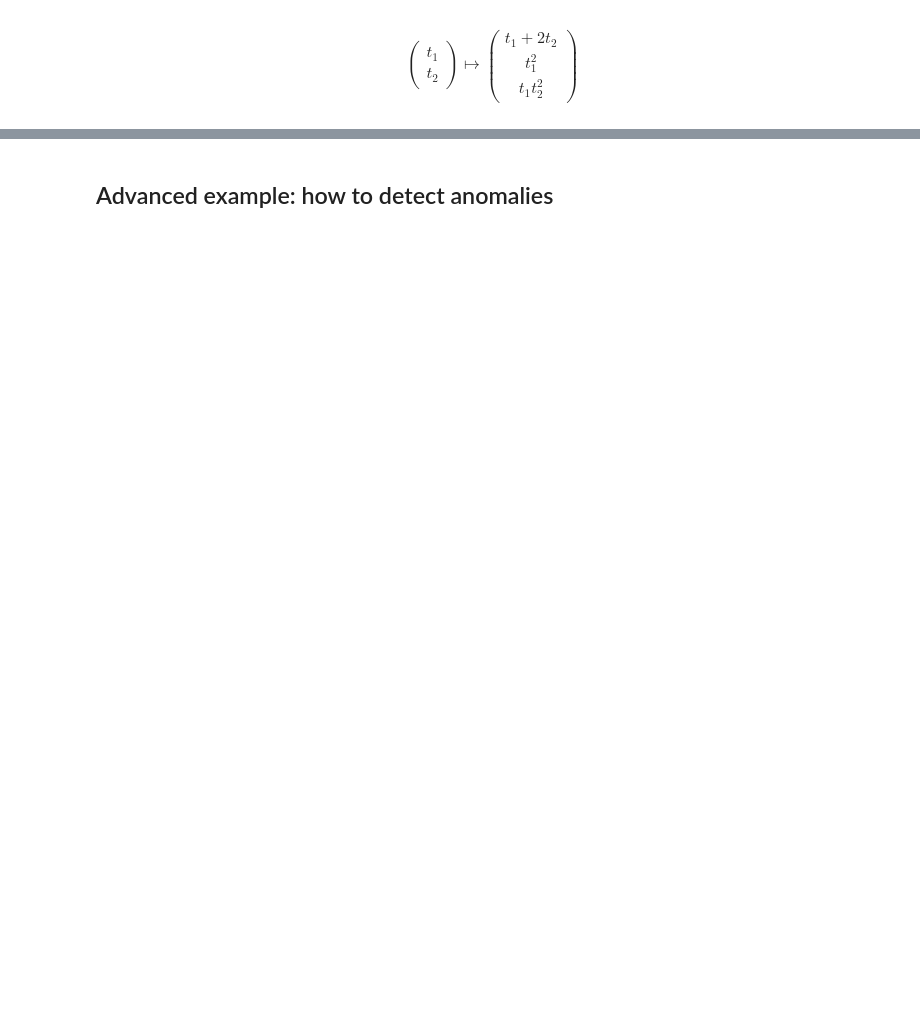
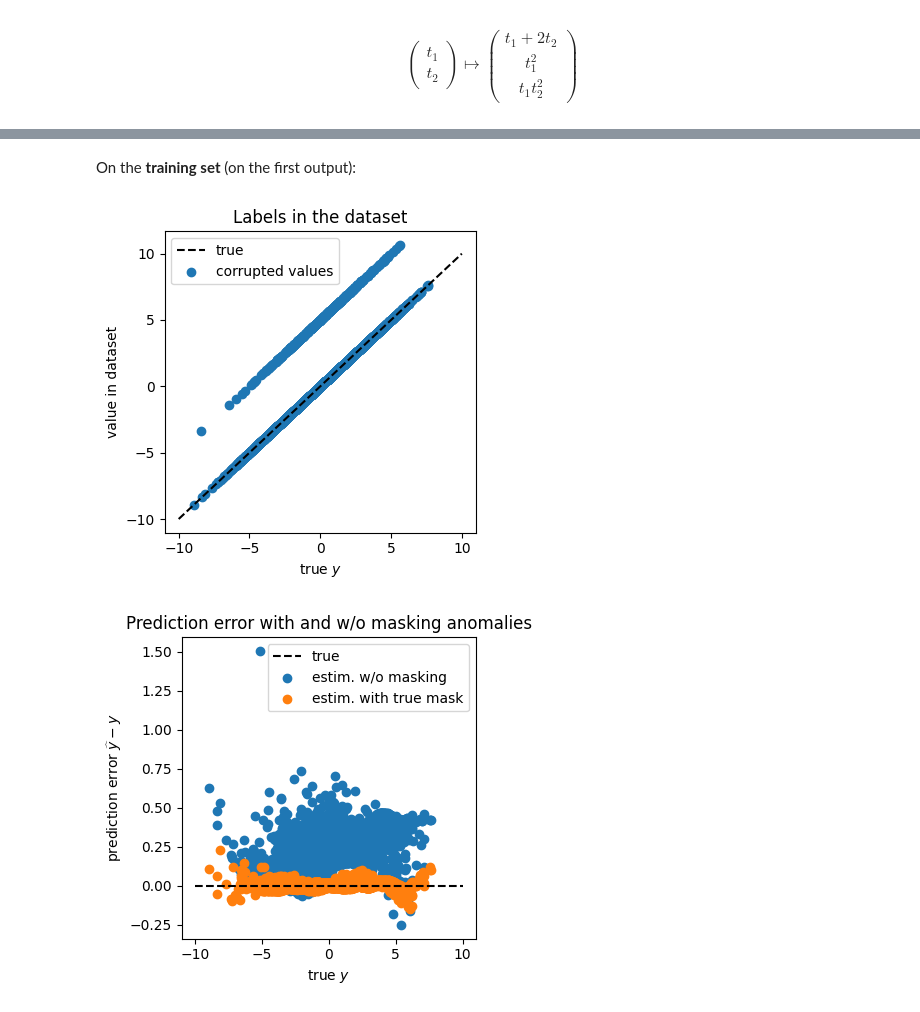
Before and after one commit to einigl/ism-model-nn-approximation, a Jupyter notebook: examples/masking.ipynb, the cells around one changed output, grey strips where cells are left out. Cells and saved outputs as stored; diff of their text form; code cells hidden in the pictures; blank space fills up the shorter version.

Commit message:
correct images and lists in docs notebooks + minor corrections

```diff
--- a/examples/masking.ipynb
+++ b/examples/masking.ipynb
@@ -266,2 +154,37 @@ Estimated with masking vs. true: 2.72e-03
-# %% [markdown]
-## Advanced example: how to detect anomalies
+# %% [markdown]
+On the **training set** (on the first output):
+# %%
+df1 = pd.DataFrame()
+df1["True"] = Y_train_true[:, 0]
+df1["corrup"] = Y_train[:, 0]
+df1["estim. w/o masking"] = Y_train_hat[:, 0]
+df1["estim. with true mask"] = Y_train_hat_mask[:, 0]
+
+df1["error w/o masking"] = df1["estim. w/o masking"] - df1["True"]
+df1["error with true mask"] = df1["estim. with true mask"] - df1["True"]
+
+
+plt.figure(figsize=(4, 4))
+plt.title("Labels in the dataset")
+plt.plot([-10, 10], [-10, 10], "k--", label="true")
+plt.scatter(df1["True"], df1["corrup"], label="corrupted values")
+plt.legend()
+plt.ylabel(r"value in dataset")
+plt.xlabel(r"true $y$")
+plt.tight_layout()
+plt.show()
+
+
+plt.figure(figsize=(4, 4))
+plt.title("Prediction error with and w/o masking anomalies")
+plt.plot([-10, 10], [0, 0], "k--", label="true")
+plt.scatter(df1["True"], df1["error w/o masking"], label="estim. w/o masking")
+plt.scatter(df1["True"], df1["error with true mask"], label="estim. with true mask")
+plt.ylabel(r"prediction error $\widehat{y} - y$")
+plt.xlabel(r"true $y$")
+plt.legend()
+plt.tight_layout()
+plt.show()
+# %% [output]
+[figure, added]
+[figure, added]
```
Also changed, not shown: parts of 46 cells of this notebook, 11 other files.
